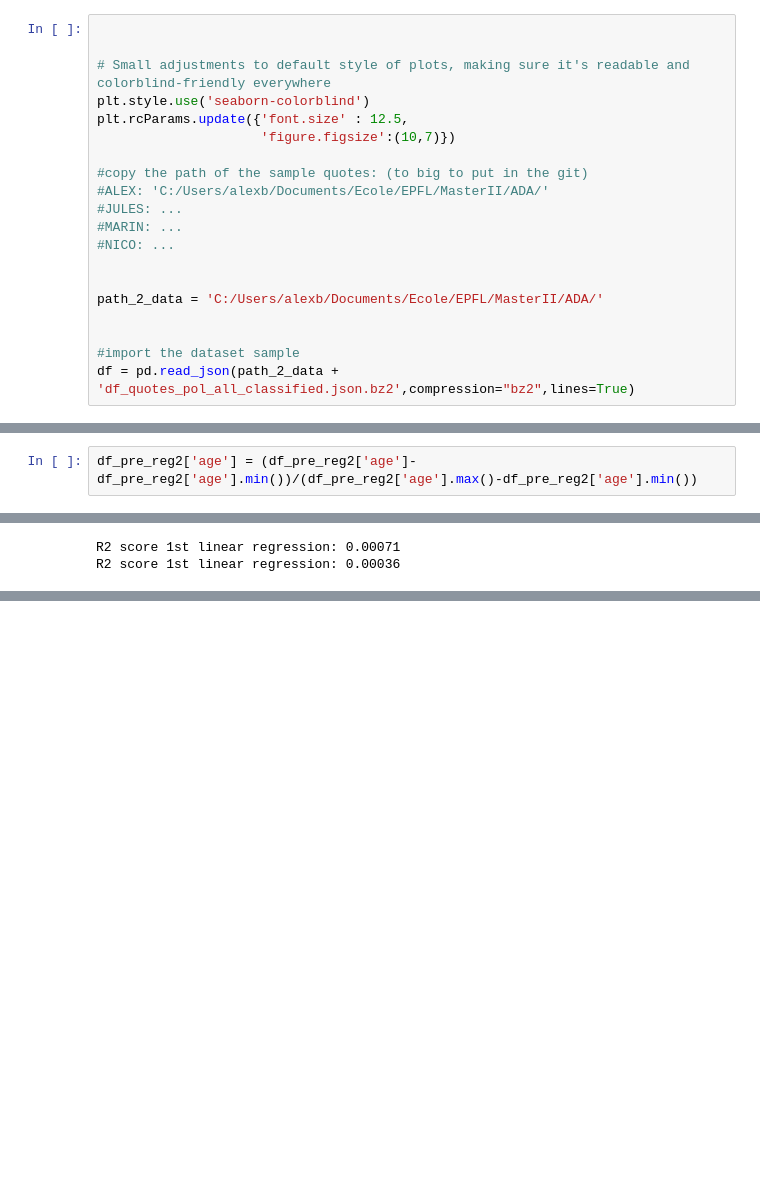
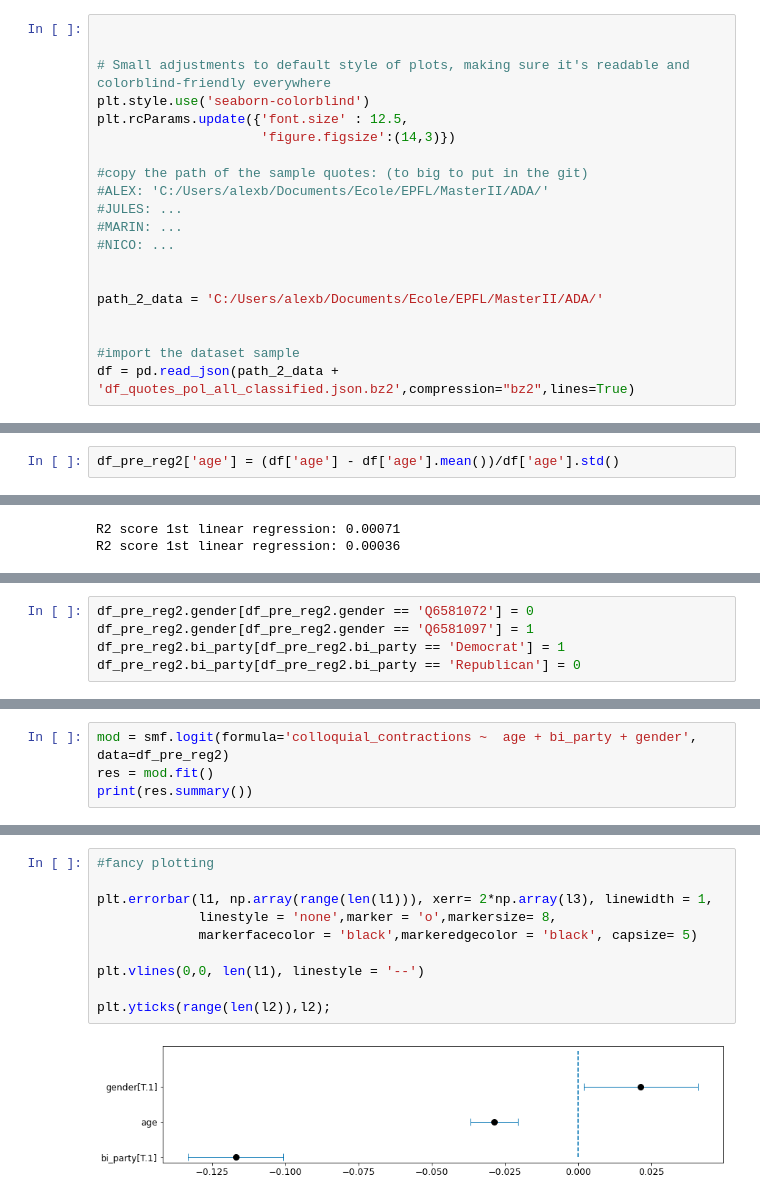
Before and after one commit to epfl-ada/ada-2021-project-adacadabra, a Jupyter notebook: ANALYSIS/03 Regression.ipynb, the cells around one changed output, grey strips where cells are left out. Saved outputs shown, nothing was run; the diff lists cells and outputs as text; blank space fills up the shorter version.

```diff
--- a/ANALYSIS/03 Regression.ipynb
+++ b/ANALYSIS/03 Regression.ipynb
@@ -33,7 +33,7 @@ Loading the data
 # Small adjustments to default style of plots, making sure it's readable and colorblind-friendly everywhere
 plt.style.use('seaborn-colorblind')
 plt.rcParams.update({'font.size' : 12.5,
-                     'figure.figsize':(10,7)})
+                     'figure.figsize':(14,3)})
 
 #copy the path of the sample quotes: (to big to put in the git)
 #ALEX: 'C:/Users/alexb/Documents/Ecole/EPFL/MasterII/ADA/'
@@ -159,7 +159,7 @@ See the caveats in the documentation: https://pandas.pydata.org/pandas-docs/stab
 # %% [markdown]
 Normalization of the feature "age"
 # %%
-df_pre_reg2['age'] = (df_pre_reg2['age']-df_pre_reg2['age'].min())/(df_pre_reg2['age'].max()-df_pre_reg2['age'].min())
+df_pre_reg2['age'] = (df['age'] - df['age'].mean())/df['age'].std()
 # %% [markdown]
 Defining the features and outcomes
 # %%
@@ -359,0 +293,5 @@ plt.yticks(range(len(l2)),l2);
+# %%
+df_pre_reg2.gender[df_pre_reg2.gender == 'Q6581072'] = 0
+df_pre_reg2.gender[df_pre_reg2.gender == 'Q6581097'] = 1
+df_pre_reg2.bi_party[df_pre_reg2.bi_party == 'Democrat'] = 1
+df_pre_reg2.bi_party[df_pre_reg2.bi_party == 'Republican'] = 0
@@ -359,0 +328,4 @@ plt.yticks(range(len(l2)),l2);
+# %%
+mod = smf.logit(formula='colloquial_contractions ~  age + bi_party + gender', data=df_pre_reg2)
+res = mod.fit()
+print(res.summary())
@@ -359,0 +385,12 @@ plt.yticks(range(len(l2)),l2);
+# %%
+#fancy plotting
+
+plt.errorbar(l1, np.array(range(len(l1))), xerr= 2*np.array(l3), linewidth = 1,
+             linestyle = 'none',marker = 'o',markersize= 8,
+             markerfacecolor = 'black',markeredgecolor = 'black', capsize= 5)
+
+plt.vlines(0,0, len(l1), linestyle = '--')
+
+plt.yticks(range(len(l2)),l2);
+# %% [output]
+[figure, added]
```
Also changed, not shown: parts of 23 cells of this notebook.
